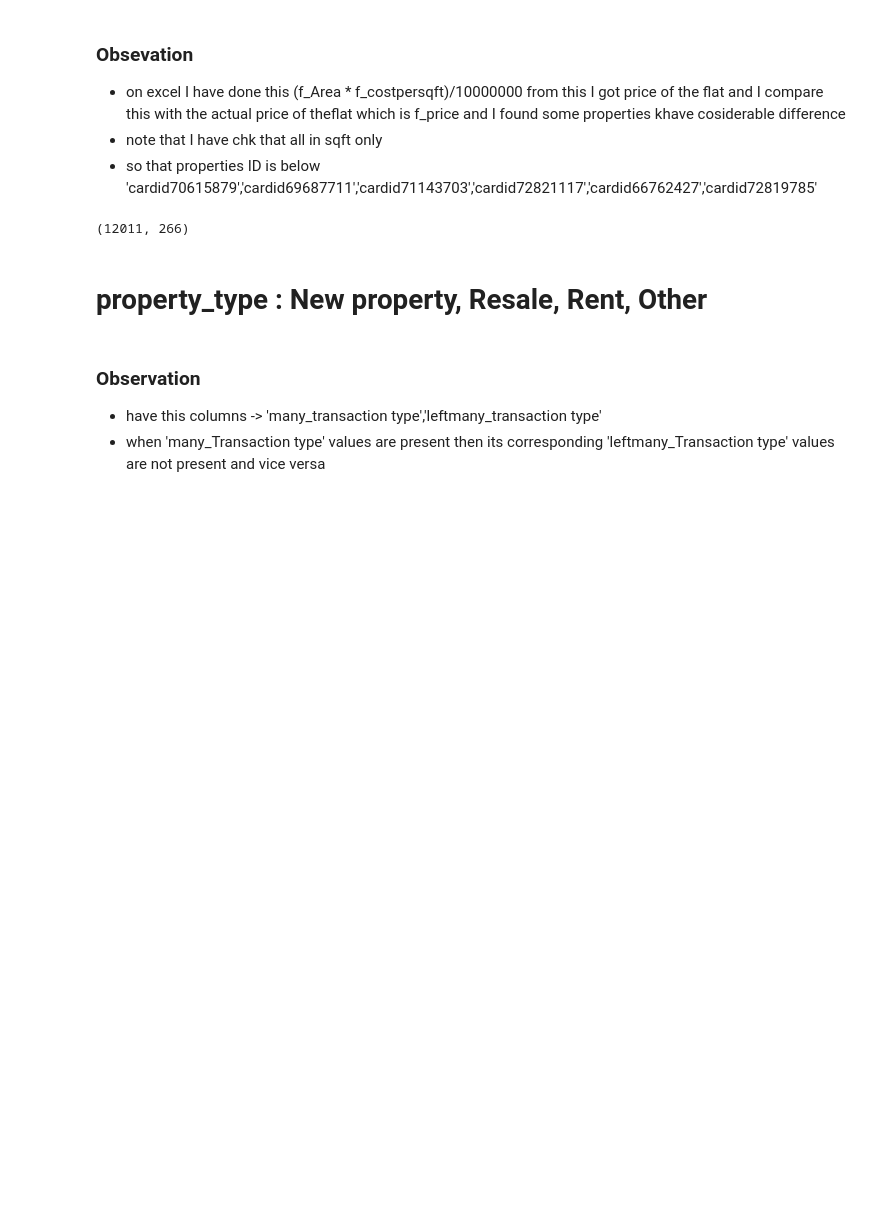
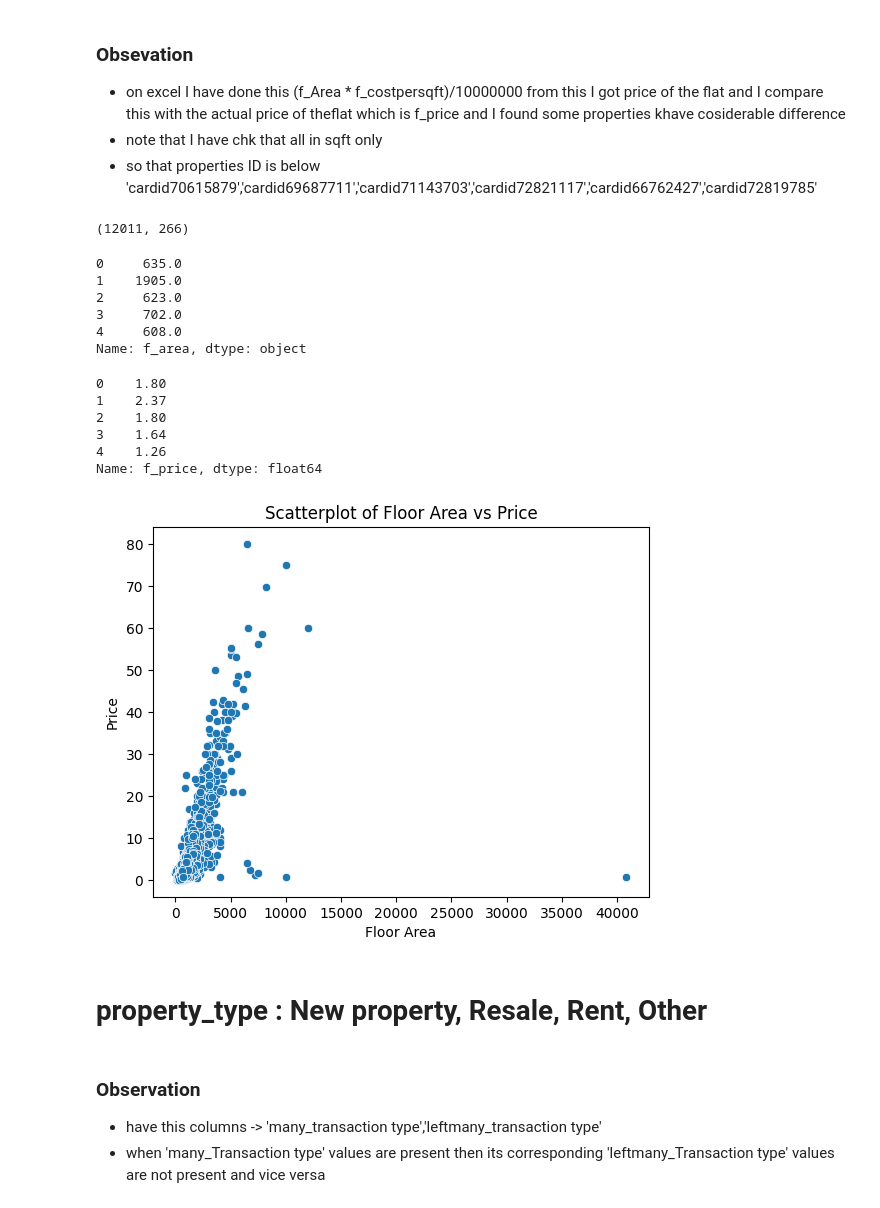
Before and after one commit to Buzz1993/magicbricks-property-analysis-and-price-prediction, a Jupyter notebook: notebooks/magicbricks/1.magicbricks_data_cleaning.ipynb, the cells around one changed output. Drawn from its saved outputs; the diff is of its cells as text; code cells hidden in the pictures; blank space fills up the shorter version.

```diff
--- a/notebooks/magicbricks/1.magicbricks_data_cleaning.ipynb
+++ b/notebooks/magicbricks/1.magicbricks_data_cleaning.ipynb
@@ -712,7 +740,7 @@ Name: count, dtype: int64
 # %%
 #cross chk done
 # area column : Extract the initial numbers using a regex
-df["super_build_up_area"] = df["super_build_area_work"].apply(lambda x: float(re.match(r'([\d,\.]+)', x).group(1).replace(',', '')) if pd.notna(x) and re.match(r'^[\d,\.]+', x) else np.nan)
+df["super_build_up_area"] = df["super_build_area_work"].apply(lambda x: float(re.match(r'([\d,\.]+)', x).group(1).replace(',', '')) if pd.notna(x) and re.match(r'^[\d,\.]+', x) else None)
 # %%
 df['super_build_up_area'].head()
 # %% [output]
@@ -802,7 +830,7 @@ Name: count, dtype: int64
 df['dupli_f_area'] = np.where(
     pd.isna(df['f_area']) & pd.notna(df['area']),
     df['area'].str.extract(r'([\d,\.]+)')[0].str.replace(',', '').astype(float),
-    np.nan
+    None
 )
 # %%
 df['dupli_f_area'].value_counts()
@@ -836,7 +864,7 @@ dtype('float64')
 df['dupli_f_area_unit'] = np.where(
     pd.isna(df['f_area']) & pd.notna(df['area']),
     df['area'].str.extract(r'([a-zA-Z\-]+)$')[0],
-    np.nan
+    None
 )
 # %%
 #exp
@@ -852,7 +880,7 @@ dtype('O')
 # %%
 df['dupli_f_price'] = df.apply(
     lambda row: row['f_price'] * (10**7) if pd.isna(row['f_area']) and pd.notna(row['area'])
-    else np.nan,
+    else None,
     axis=1
 )
 # %%
@@ -927,6 +955,36 @@ df.head(2)
 df.shape
 # %% [output]
 (12011, 266)
+# %%
+df['f_area'].head()
+# %% [output]
+0     635.0
+1    1905.0
+2     623.0
+3     702.0
+4     608.0
+Name: f_area, dtype: object
+# %%
+df['f_price'].head()
+# %% [output]
+0    1.80
+1    2.37
+2    1.80
+3    1.64
+4    1.26
+Name: f_price, dtype: float64
+# %%
+import seaborn as sns
+import matplotlib.pyplot as plt
+
+# Example
+sns.scatterplot(x=df['f_area'], y=df['f_price'])
+plt.xlabel('Floor Area')
+plt.ylabel('Price')
+plt.title('Scatterplot of Floor Area vs Price')
+plt.show()
+# %% [output]
+[figure, added]
 # %% [markdown]
 # property_type : New property, Resale, Rent, Other
 # %% [markdown]
```
Also changed, not shown: parts of 113 cells of this notebook, 14 other files.
